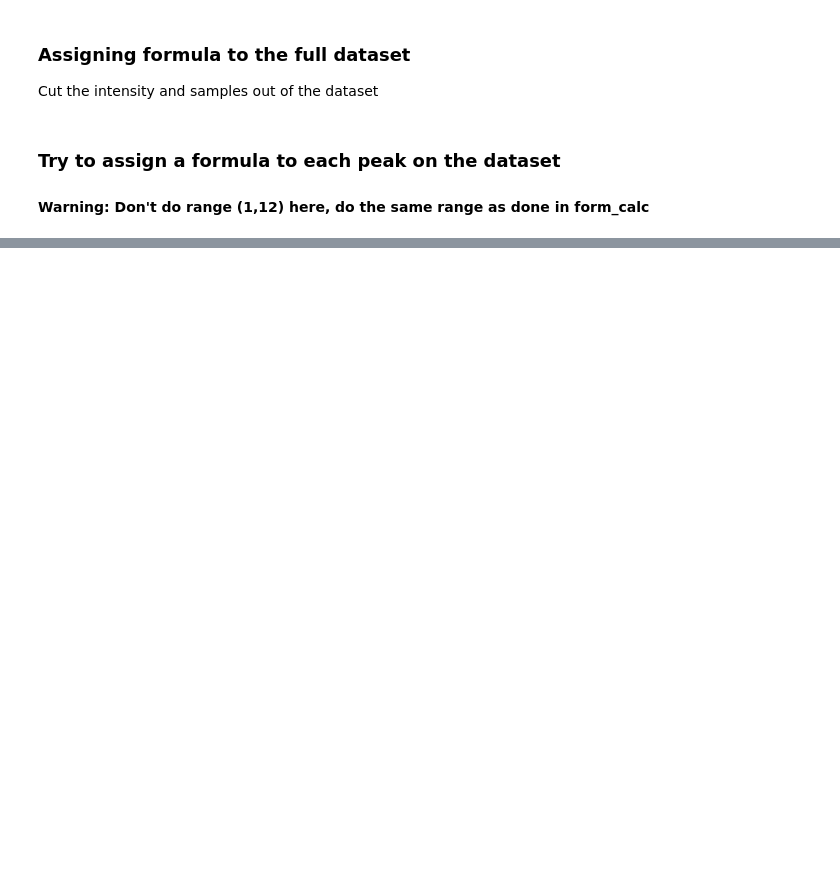
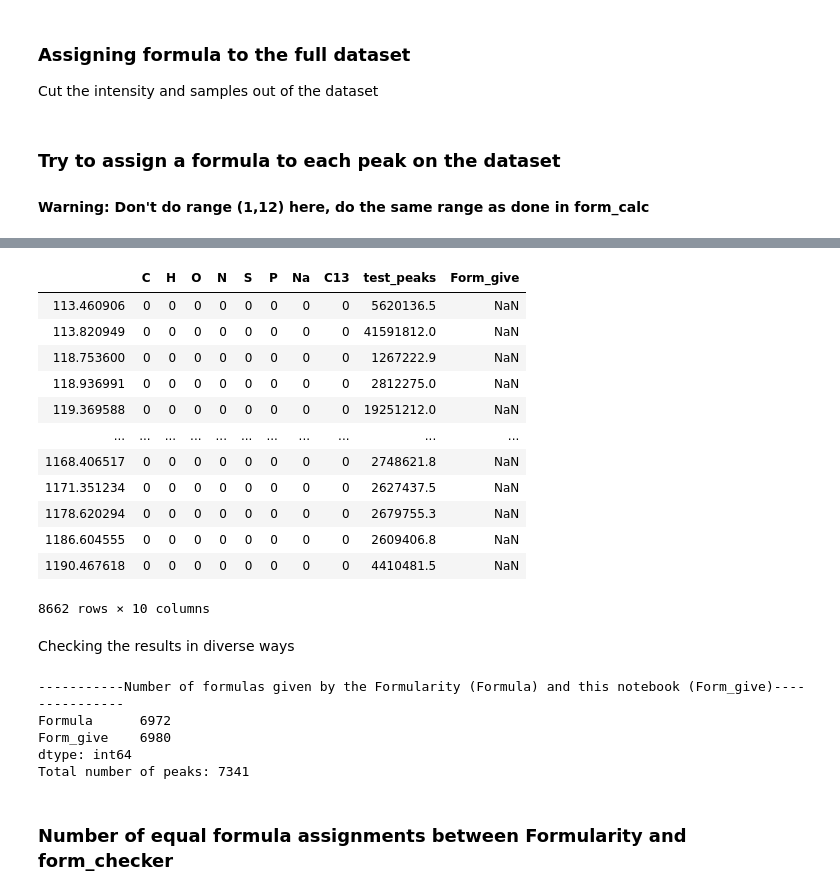
Before and after one commit to aeferreira/similarity_share, a Jupyter notebook: FormGeneration_Assignment.ipynb, the cells around one changed output, grey strips where cells are left out. Saved outputs shown, nothing was run; the diff lists cells and outputs as text; code cells hidden in the pictures; blank space fills up the shorter version.

```diff
--- a/FormGeneration_Assignment.ipynb
+++ b/FormGeneration_Assignment.ipynb
@@ -768,4 +699,0 @@ print(intersection/colus2.sum().iloc[0]*100, '% of same attributions.', )
-# %%
-teste = formula_file[formula_file['label']< 300]
-teste = teste[teste['label']> 200]
-teste
@@ -871,5 +699,0 @@ def form_checker(mass, threshold, threshppm, df):
-# %%
-#pd.concat([teste.set_index('label'),forma])
-teste = teste.set_index('label')
-pd.concat([teste,forma], axis = 1)
-#forma
@@ -1021,0 +700,14 @@ print(intersection, cls, 3872 - cls, intersection/(3872 - cls))
+# %%
+#Change range here - don't do range(1,12)!!
+#Same range as in the form_calc before
+threshppm = 1
+forma = pd.DataFrame(columns = ['Form_give','Intensity','Theo_mass'])
+for i in range (1,8):
+    teste = formula_file2[formula_file2['NeutralMass'] < (i+1)*100]
+    teste = teste[teste['NeutralMass'] > i*100]
+    for j in range(len(teste)):
+        mass = teste.iloc[j,0]
+        tup = form_checker(mass, threshppm, formulas['dict' + str(i*100)], teste.iloc[j,-1], assignments = forma)
+        forma.loc[tup[0]] = tup[1],teste.iloc[j,-1],tup[2]
+        #print(j)
+    print(i*100, 'complete')
@@ -1021,0 +726,37 @@ print(intersection, cls, 3872 - cls, intersection/(3872 - cls))
+# %%
+formula_file3 = formula_file2.set_index('NeutralMass')
+ending = pd.concat([formula_file3,forma['Form_give']], axis = 1)
+# %%
+#Transforming the assigned formulas from Formularity to the same format as the formulas assigned in the notebook.
+
+forma2 = pd.DataFrame(np.zeros((len(formula_file2),1)), index = formula_file2['NeutralMass'], columns = ['Formula'])
+#for i in len()
+for i in range(len(ending)):
+    if ending['C'].iloc[i] != 0:
+        if ending['C13'].iloc[i] != 0:
+            forma2.iloc[i] = formulator(ending['C'].iloc[i],ending['H'].iloc[i],ending['O'].iloc[i],
+                                        ending['N'].iloc[i],ending['S'].iloc[i],ending['P'].iloc[i],c13 = ending['C13'].iloc[i])
+        else:
+            forma2.iloc[i] = formulator(ending['C'].iloc[i],ending['H'].iloc[i],ending['O'].iloc[i],
+                                        ending['N'].iloc[i],ending['S'].iloc[i],ending['P'].iloc[i],c13 = ending['C13'].iloc[i])
+    else:
+        forma2.iloc[i] = np.nan
+#ending.loc[ending.index>398]
+forma2.notnull()
+ending
+# %% [output]
+|  | C | H | O | N | S | P | Na | C13 | test_peaks | Form_give |
+| 113.460906 | 0 | 0 | 0 | 0 | 0 | 0 | 0 | 0 | 5620136.5 | NaN |
+| 113.820949 | 0 | 0 | 0 | 0 | 0 | 0 | 0 | 0 | 41591812.0 | NaN |
+| 118.753600 | 0 | 0 | 0 | 0 | 0 | 0 | 0 | 0 | 1267222.9 | NaN |
+| 118.936991 | 0 | 0 | 0 | 0 | 0 | 0 | 0 | 0 | 2812275.0 | NaN |
+| 119.369588 | 0 | 0 | 0 | 0 | 0 | 0 | 0 | 0 | 19251212.0 | NaN |
+| ... | ... | ... | ... | ... | ... | ... | ... | ... | ... | ... |
+| 1168.406517 | 0 | 0 | 0 | 0 | 0 | 0 | 0 | 0 | 2748621.8 | NaN |
+| 1171.351234 | 0 | 0 | 0 | 0 | 0 | 0 | 0 | 0 | 2627437.5 | NaN |
+| 1178.620294 | 0 | 0 | 0 | 0 | 0 | 0 | 0 | 0 | 2679755.3 | NaN |
+| 1186.604555 | 0 | 0 | 0 | 0 | 0 | 0 | 0 | 0 | 2609406.8 | NaN |
+| 1190.467618 | 0 | 0 | 0 | 0 | 0 | 0 | 0 | 0 | 4410481.5 | NaN |
+8662 rows × 10 columns
+# %% [markdown]
+Checking the results in diverse ways
@@ -1021,0 +770,18 @@ print(intersection, cls, 3872 - cls, intersection/(3872 - cls))
+# %%
+ending = ending.loc[ending.index<800]
+ending = ending.loc[ending.index>100]
+#ending = ending['C(13)' in ending['Formula']]
+colus = ending[['Formula','Form_give']]
+
+colus2 = colus.notnull()
+print('-----------Number of formulas given by the Formularity (Formula) and this notebook (Form_give)---------------')
+print(colus2.sum())
+print('Total number of peaks:', len(ending))
+# %% [output]
+-----------Number of formulas given by the Formularity (Formula) and this notebook (Form_give)---------------
+Formula      6972
+Form_give    6980
+dtype: int64
+Total number of peaks: 7341
+# %% [markdown]
+### Number of equal formula assignments between Formularity and form_checker
```
Also changed, not shown: parts of 69 cells of this notebook.
